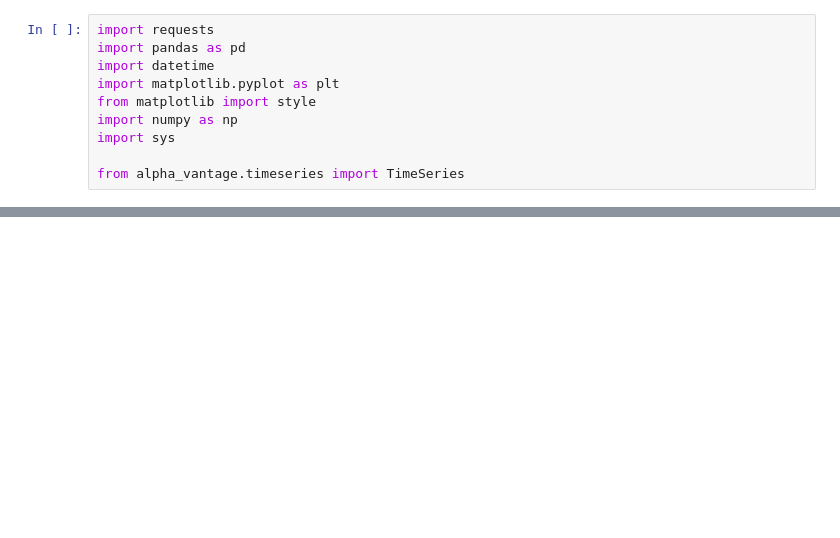
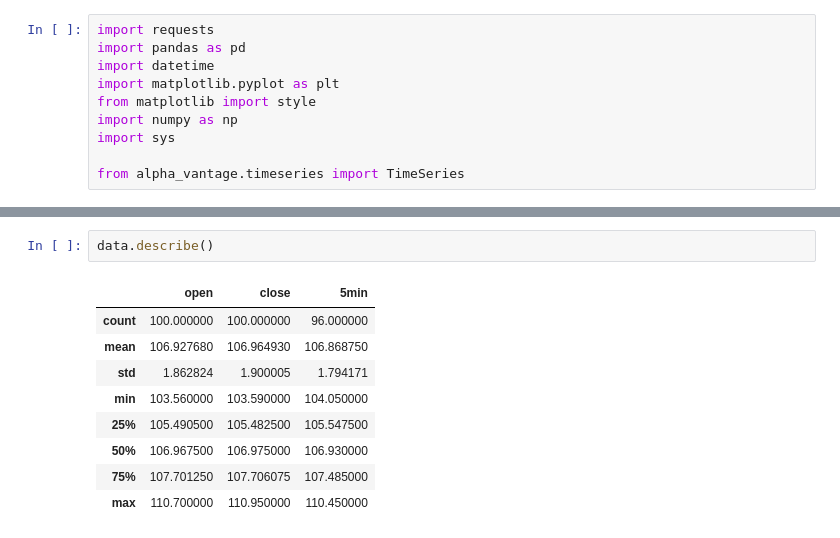
Before and after one commit to Francisrega/Stock, a Jupyter notebook: Stocks_3.ipynb, the cells around one changed output, grey strips where cells are left out. Saved outputs shown, nothing was run; the diff lists cells and outputs as text; blank space fills up the shorter version.

```diff
--- a/Stocks_3.ipynb
+++ b/Stocks_3.ipynb
@@ -27,3 +30,15 @@ plt.show()
+# %%
+data.describe()
+# %% [output]
+|  | open | close | 5min |
+| count | 100.000000 | 100.000000 | 96.000000 |
+| mean | 106.927680 | 106.964930 | 106.868750 |
+| std | 1.862824 | 1.900005 | 1.794171 |
+| min | 103.560000 | 103.590000 | 104.050000 |
+| 25% | 105.490500 | 105.482500 | 105.547500 |
+| 50% | 106.967500 | 106.975000 | 106.930000 |
+| 75% | 107.701250 | 107.706075 | 107.485000 |
+| max | 110.700000 | 110.950000 | 110.450000 |
 # %%
 print(data)
 # %% [output]
```
Also changed, not shown: parts of 2 cells of this notebook.
